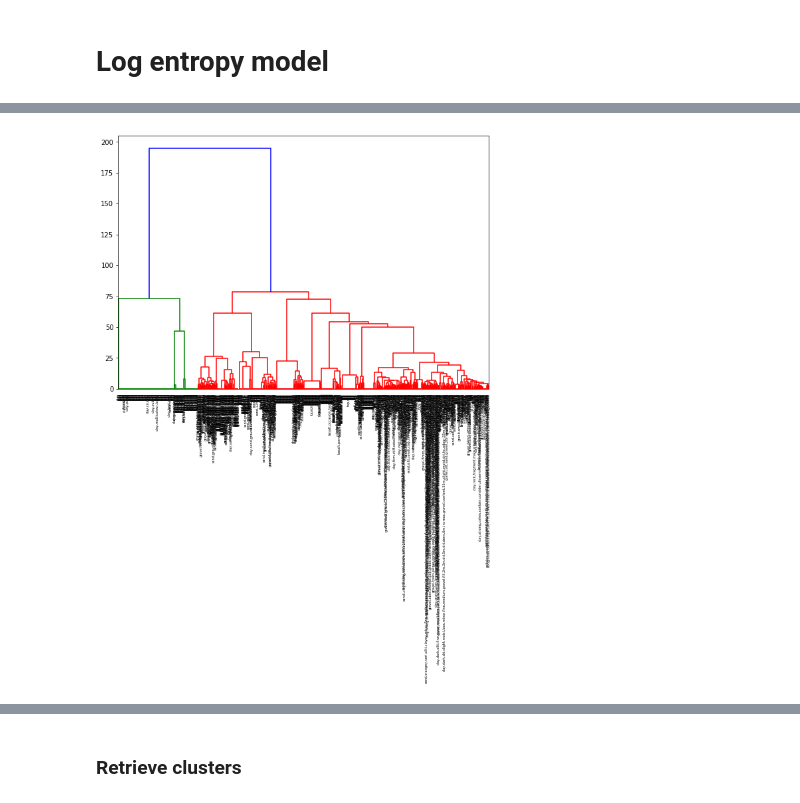
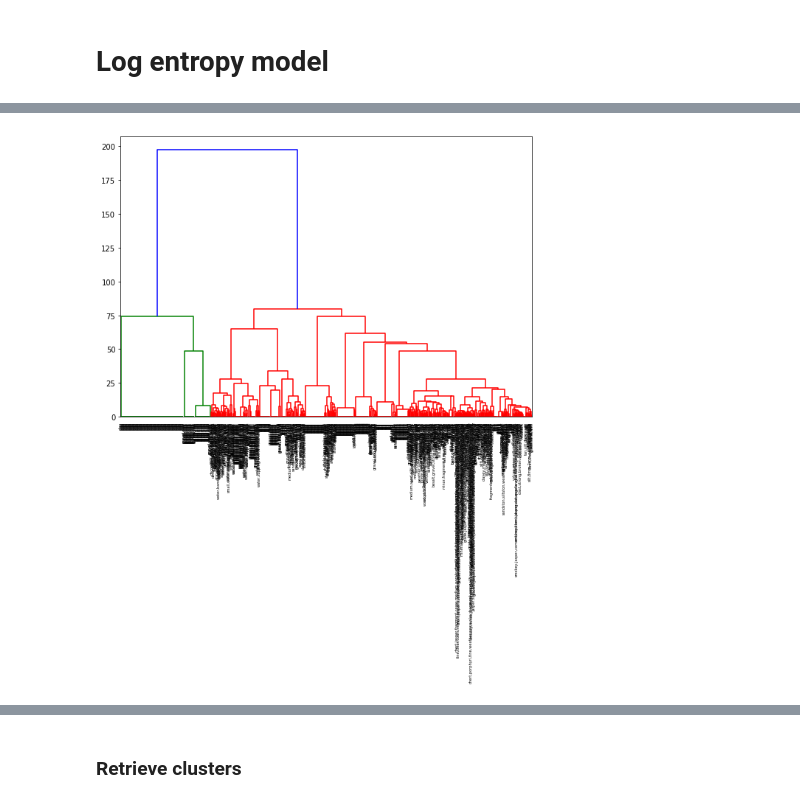
Before and after one commit to IFuentesSR/Litho, a Jupyter notebook: HierarchicalTextClusteringGensim.ipynb, the cells around one changed output, grey strips where cells are left out. Saved outputs shown, nothing was run; the diff lists cells and outputs as text; code cells hidden in the pictures.

```diff
--- a/HierarchicalTextClusteringGensim.ipynb
+++ b/HierarchicalTextClusteringGensim.ipynb
@@ -60,14 +61,14 @@ DF=DF.set_index('HydroCode')
 # %% [markdown]
 ### Create list of stopwords to remove
 # %%
-# load nltk's English stopwords as variable called 'stopwords'
-stopwords = nltk.corpus.stopwords.words('english')
-stopw2=['redish', 'reddish', 'red', 'black', 'blackish', 'brown', 'brownish',
-        'blue', 'blueish', 'orange', 'orangeish', 'gray', 'grey', 'grayish',
-        'greyish', 'white', 'whiteish', 'purple', 'purpleish', 'yellow',
-        'yellowish', 'green', 'greenish', 'light', 'very', 'pink','hard', 'soft', 'coloured', 'multicoloured',
-        'weathered', 'fractured']
-stopwords = stopwords+stopw2
+# # load nltk's English stopwords as variable called 'stopwords'
+# stopwords = nltk.corpus.stopwords.words('english')
+# stopw2=['redish', 'reddish', 'red', 'black', 'blackish', 'brown', 'brownish',
+#         'blue', 'blueish', 'orange', 'orangeish', 'gray', 'grey', 'grayish',
+#         'greyish', 'white', 'whiteish', 'purple', 'purpleish', 'yellow',
+#         'yellowish', 'green', 'greenish', 'light', 'very', 'pink','hard', 'soft', 'coloured', 'multicoloured',
+#         'weathered', 'fractured']
+# stopwords = stopwords+stopw2
 # %% [markdown]
 ### For each description a list of tokens is generated without stopwords
 # %%
@@ -96,3 +164,5 @@ print(np.shape(totalvocab_tokenized),  np.shape(totalvocab_stemmed))
+# %%
+totalvocab_stemmed = lith_code_desc.tokens
 # %% [markdown]
 ### Dictionary and corpus developed from the list of tokens
 # %%
@@ -441,10 +455,10 @@ for n in totalvocab_stemmed:
     vec_word = word[vec_bow]
     sims1 = wordSim[vec_word]
     wordSimMatrix.append(sims1)
-wordDisMatrix = 1- np.array(wordSimMatrix)
+wordDisMatrix = 1 - np.array(wordSimMatrix)
 
 ##hierarchical clustering
-linkage_matrix = ward(wordDisMatrix)
+linkage_matrix = ward(np.array(wordSimMatrix))
 
 fig, ax = plt.subplots(figsize=(10, 7)) # set size
 ax = dendrogram(linkage_matrix,
@@ -465 +478 @@ Wall time: 3.21 ms
-[figure, old version]
+[figure, new version]
```
Also changed, not shown: parts of 26 cells of this notebook, 1 other file.
